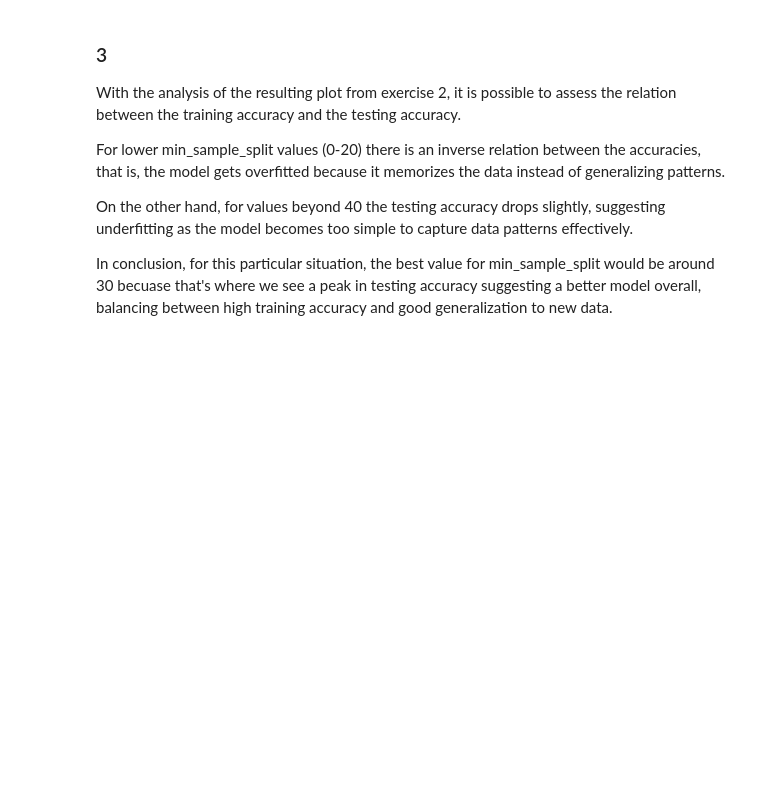
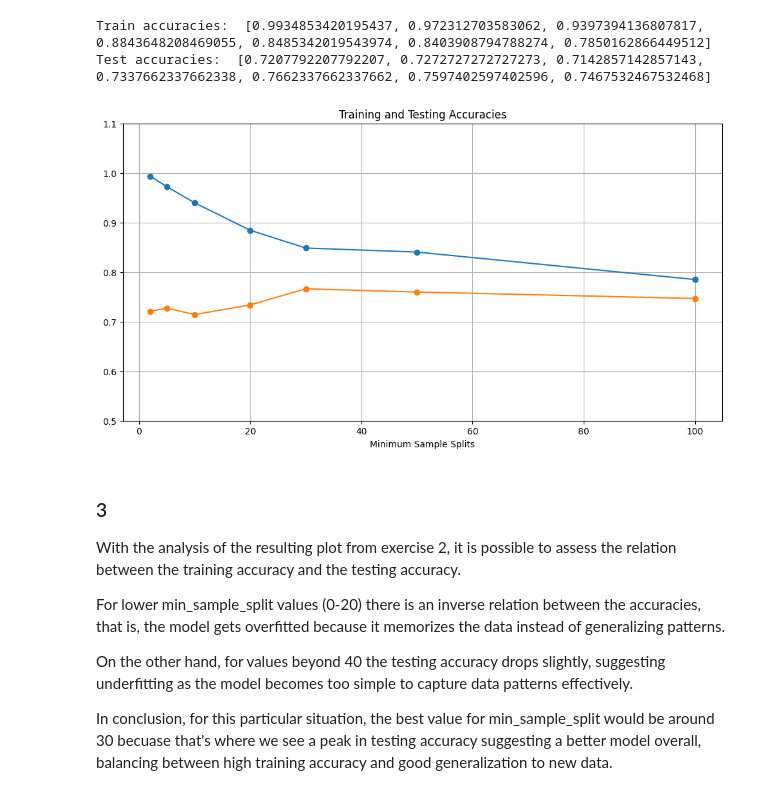
Before and after one commit to mariana-marcal-santana/ML.Projs, a Jupyter notebook: HW1/HM1.ipynb, the cells around one changed output. Saved outputs shown, nothing was run; the diff lists cells and outputs as text; code cells hidden in the pictures; blank space fills up the shorter version.

```diff
--- a/HW1/HM1.ipynb
+++ b/HW1/HM1.ipynb
@@ -95,3 +47,43 @@ Test accuracies:  [0.7207792207792207, 0.7207792207792207, 0.7142857142857143, 0
+# %%
+# 2
+min_samples_split_values = [2, 5, 10, 20, 30, 50, 100]
+n_runs, random_state = 10, 1
+train_accuracies, test_accuracies = [], []
+
+X_train, X_test, y_train, y_test = train_test_split(X, y, train_size=0.8, stratify=y, random_state=random_state)
+
+feature_scores = mutual_info_classif(X_train, y_train)
+sorted_features = np.argsort(feature_scores)
+
+for m in min_samples_split_values:
+
+    train_m_acc, test_m_acc = [], []
+    predictor = tree.DecisionTreeClassifier(min_samples_split=m, random_state=random_state)
+
+    for _ in range(n_runs):
+        top_features = sorted_features[-m:]
+        X_m_train, X_m_test = X_train.iloc[:, top_features], X_test.iloc[:, top_features]
+
+        predictor.fit(X_m_train, y_train)
+        train_m_acc.append(metrics.accuracy_score(y_train, predictor.predict(X_m_train)))
+        test_m_acc.append(metrics.accuracy_score(y_test, predictor.predict(X_m_test)))
+
+    train_accuracies.append(np.mean(train_m_acc))
+    test_accuracies.append(np.mean(test_m_acc))
+
+print("Train accuracies: ", train_accuracies, "\nTest accuracies: ", test_accuracies)
+
+plt.figure(figsize=(12, 6))
+plt.plot(min_samples_split_values, train_accuracies, label='Training Accuracy', marker='o')
+plt.plot(min_samples_split_values, test_accuracies, label='Testing Accuracy', marker='o')
+plt.title('Training and Testing Accuracies')
+plt.xlabel('Minimum Sample Splits')
+plt.ylim(0.5, 1.1)
+plt.grid()
+# %% [output]
+Train accuracies:  [0.9934853420195437, 0.972312703583062, 0.9397394136807817, 0.8843648208469055, 0.8485342019543974, 0.8403908794788274, 0.7850162866449512]
+Test accuracies:  [0.7207792207792207, 0.7272727272727273, 0.7142857142857143, 0.7337662337662338, 0.7662337662337662, 0.7597402597402596, 0.7467532467532468]
+[figure, added]
 # %% [markdown]
 ### 3
 With the analysis of the resulting plot from exercise 2, it is possible to assess the relation between the training accuracy and the testing accuracy.
```
Also changed, not shown: parts of 2 cells of this notebook.
